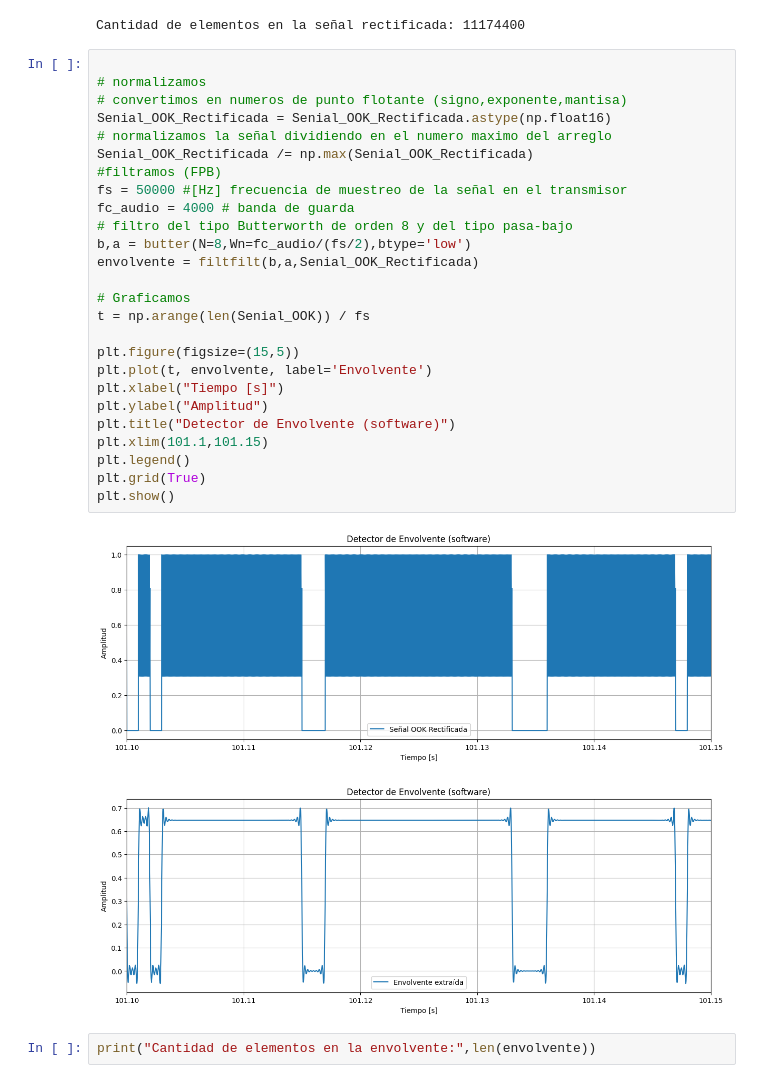
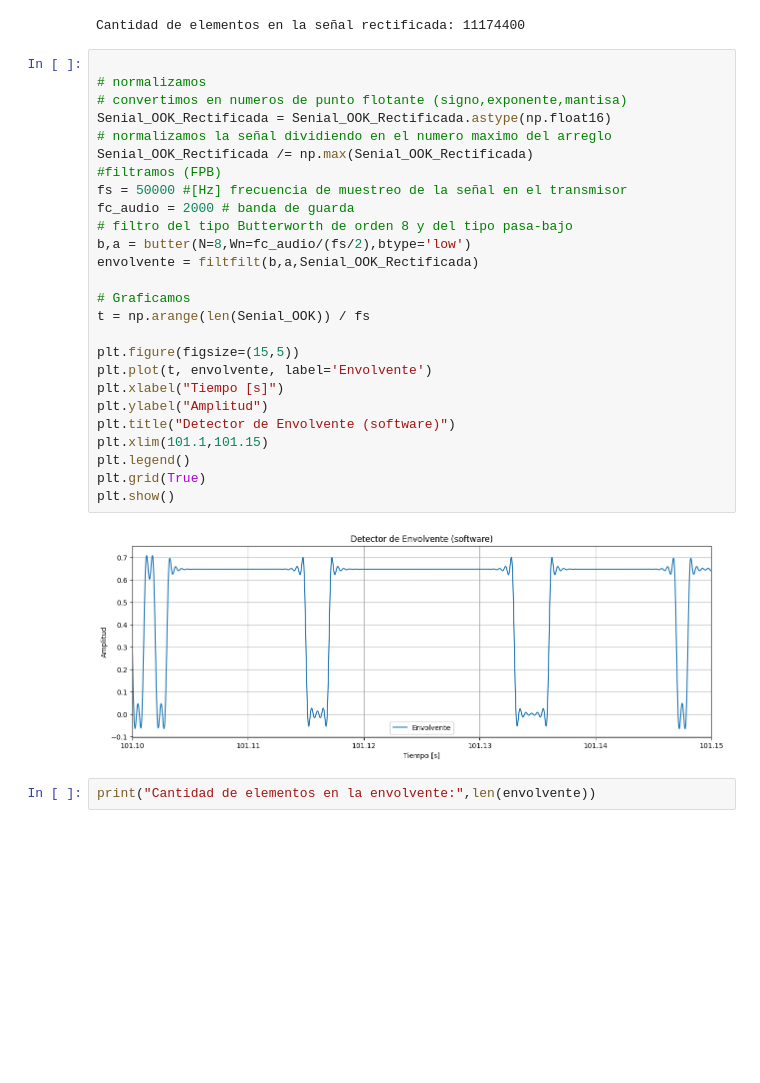
Before and after one commit to UlisesUberti/Proyecto_Seniales_Electricas, a Jupyter notebook: src/Receptor.ipynb, the cells around one changed output. Saved outputs shown, nothing was run; the diff lists cells and outputs as text; blank space fills up the shorter version.

```diff
--- a/src/Receptor.ipynb
+++ b/src/Receptor.ipynb
@@ -64,32 +64,31 @@ Cantidad de elementos en la señal rectificada: 11174400
 # %%
 
 # normalizamos
 # convertimos en numeros de punto flotante (signo,exponente,mantisa)
 Senial_OOK_Rectificada = Senial_OOK_Rectificada.astype(np.float16)
 # normalizamos la señal dividiendo en el numero maximo del arreglo
 Senial_OOK_Rectificada /= np.max(Senial_OOK_Rectificada)
 #filtramos (FPB)
 fs = 50000 #[Hz] frecuencia de muestreo de la señal en el transmisor
-fc_audio = 4000 # banda de guarda
+fc_audio = 2000 # banda de guarda
 # filtro del tipo Butterworth de orden 8 y del tipo pasa-bajo
 b,a = butter(N=8,Wn=fc_audio/(fs/2),btype='low')
 envolvente = filtfilt(b,a,Senial_OOK_Rectificada)
 
 # Graficamos
 t = np.arange(len(Senial_OOK)) / fs
 
 plt.figure(figsize=(15,5))
 plt.plot(t, envolvente, label='Envolvente')
 plt.xlabel("Tiempo [s]")
 plt.ylabel("Amplitud")
 plt.title("Detector de Envolvente (software)")
 plt.xlim(101.1,101.15)
 plt.legend()
 plt.grid(True)
 plt.show()
 # %% [output]
-[figure, old version]
+[figure, new version]
-[figure, removed]
 # %%
 print("Cantidad de elementos en la envolvente:",len(envolvente))
 # %% [output]
```
Also changed, not shown: parts of 1 cell of this notebook, 2 other files.
